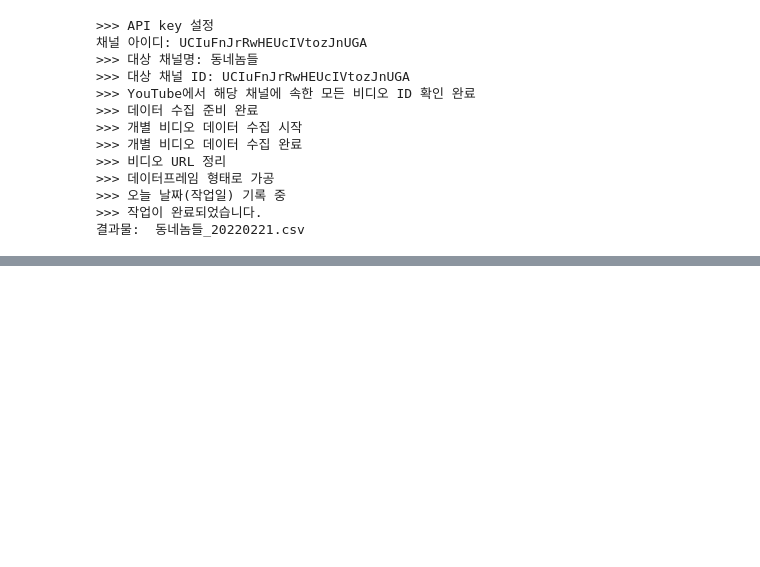
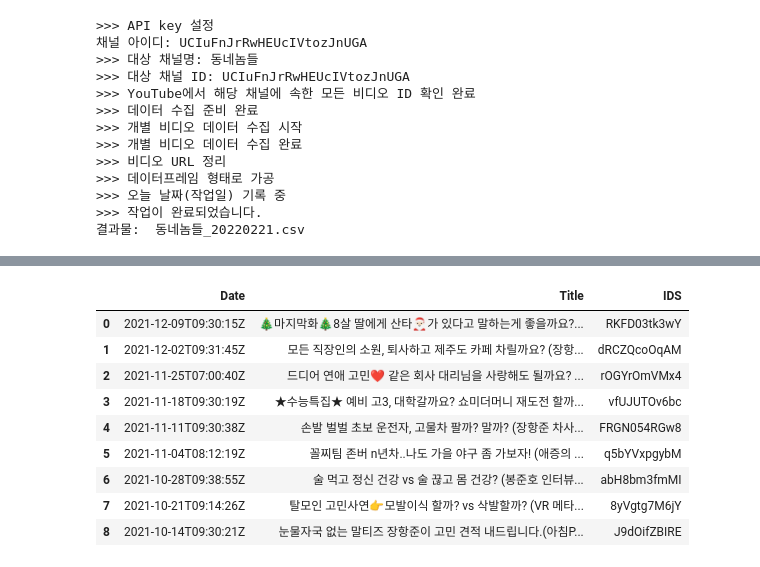
Before and after one commit to C-H2Baek/C-H2Baek, a Jupyter notebook: My Project/Python/Big Data/Youtube Project/Youtobe API.ipynb, the cells around one changed output, grey strips where cells are left out. Drawn from its saved outputs; the diff is of its cells as text; code cells hidden in the pictures; blank space fills up the shorter version.

```diff
--- a/My Project/Python/Big Data/Youtube Project/Youtobe API.ipynb
+++ b/My Project/Python/Big Data/Youtube Project/Youtobe API.ipynb
@@ -292,6 +296,6 @@ search_response
 channel_id = search_response['items'][0]['id']['channelId']
 
 playlists = youtube.playlists().list(
-    channelID = channel_id,
+    channelId = channel_id,
     part = "snippet",
     maxResults = 20).execute()
@@ -314,0 +327,31 @@ Content = df['PlayLists'][2]
+# %%
+Content = df['PlayLists'][2]
+playlist_videos = youtube.playlistItems().list(
+    playlistId = Content,
+    part = 'snippet',
+    maxResults = 50)
+playlistitems_list_response = playlist_videos.execute()
+
+video_names = []
+video_ids = []
+date = []
+
+for v in playlistitems_list_response['items']:
+    video_names.append(v['snippet']['title'])
+    video_ids.append(v['snippet']['resourceId']['videoId'])
+    date.append(v['snippet']['publishedAt'])
+
+vdf=pd.DataFrame([date,video_names,video_ids]).T
+vdf.columns=['Date','Title','IDS']
+vdf
+# %% [output]
+|  | Date | Title | IDS |
+| 0 | 2021-12-09T09:30:15Z | 🎄마지막화🎄8살 딸에게 산타🎅🏻가 있다고 말하는게 좋을까요?... | RKFD03tk3wY |
+| 1 | 2021-12-02T09:31:45Z | 모든 직장인의 소원, 퇴사하고 제주도 카페 차릴까요? (장항... | dRCZQcoOqAM |
+| 2 | 2021-11-25T07:00:40Z | 드디어 연애 고민❤️ 같은 회사 대리님을 사랑해도 될까요? ... | rOGYrOmVMx4 |
+| 3 | 2021-11-18T09:30:19Z | ★수능특집★ 예비 고3, 대학갈까요? 쇼미더머니 재도전 할까... | vfUJUTOv6bc |
+| 4 | 2021-11-11T09:30:38Z | 손발 벌벌 초보 운전자, 고물차 팔까? 말까? (장항준 차사... | FRGN054RGw8 |
+| 5 | 2021-11-04T08:12:19Z | 꼴찌팀 존버 n년차..나도 가을 야구 좀 가보자! (애증의 ... | q5bYVxpgybM |
+| 6 | 2021-10-28T09:38:55Z | 술 먹고 정신 건강 vs 술 끊고 몸 건강? (봉준호 인터뷰... | abH8bm3fmMI |
+| 7 | 2021-10-21T09:14:26Z | 탈모인 고민사연👉모발이식 할까? vs 삭발할까? (VR 메타... | 8yVgtg7M6jY |
+| 8 | 2021-10-14T09:30:21Z | 눈물자국 없는 말티즈 장항준이 고민 견적 내드립니다.(아침P... | J9dOifZBIRE |
```
Also changed, not shown: parts of 8 cells of this notebook.
